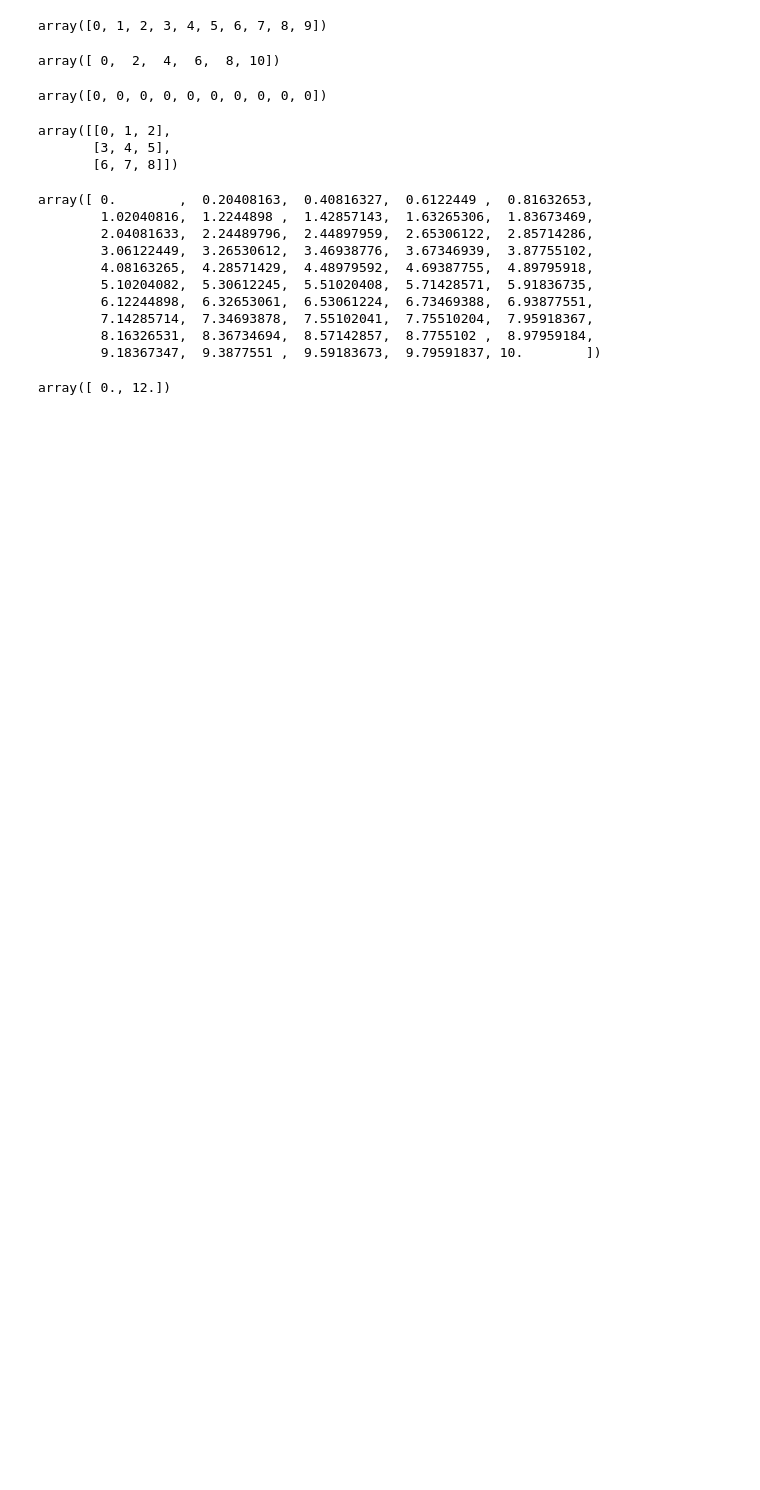
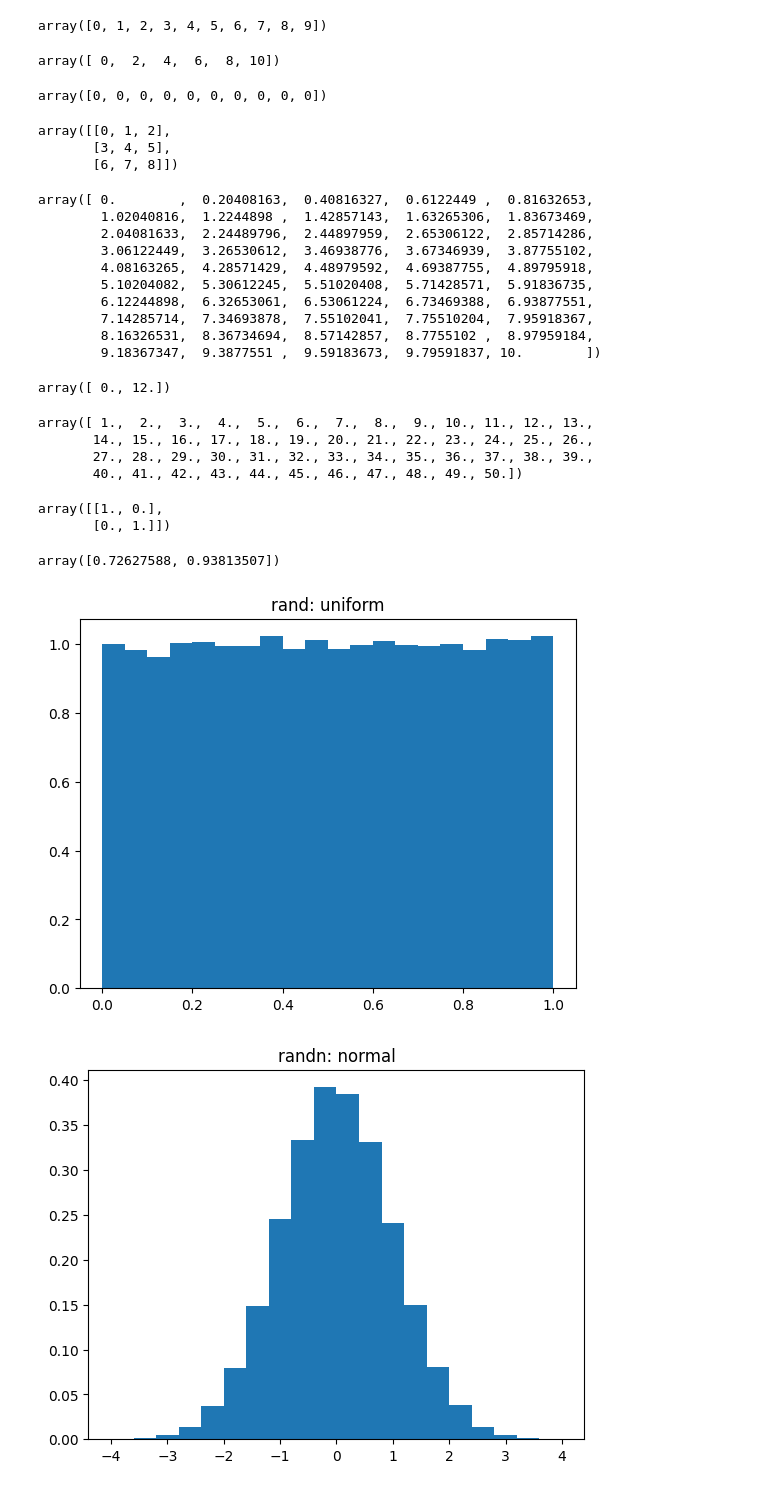
Before and after one commit to felixop7/Machine-Learning, a Jupyter notebook: Basics/Numpy/Numpy.ipynb, the cells around one changed output. Cells and saved outputs as stored; diff of their text form; code cells hidden in the pictures; blank space fills up the shorter version.

Commit message:
numpy

```diff
--- a/Basics/Numpy/Numpy.ipynb
+++ b/Basics/Numpy/Numpy.ipynb
@@ -101,3 +101,37 @@ array([ 0.        ,  0.20408163,  0.40816327,  0.6122449 ,  0.81632653,
 np.linspace(0,12,2)
 # %% [output]
 array([ 0., 12.])
+# %%
+np.linspace(1,50)
+# %% [output]
+array([ 1.,  2.,  3.,  4.,  5.,  6.,  7.,  8.,  9., 10., 11., 12., 13.,
+       14., 15., 16., 17., 18., 19., 20., 21., 22., 23., 24., 25., 26.,
+       27., 28., 29., 30., 31., 32., 33., 34., 35., 36., 37., 38., 39.,
+       40., 41., 42., 43., 44., 45., 46., 47., 48., 49., 50.])
+# %%
+np.eye(2)
+# %% [output]
+array([[1., 0.],
+       [0., 1.]])
+# %%
+np.random.rand(2)
+# %% [output]
+array([0.72627588, 0.93813507])
+# %%
+import numpy as np
+import matplotlib.pyplot as plt
+
+sample_size = 100000
+uniform = np.random.rand(sample_size)
+normal = np.random.randn(sample_size)
+
+pdf, bins, patches = plt.hist(uniform, bins=20, range=(0, 1), density=True)
+plt.title('rand: uniform')
+plt.show()
+
+pdf, bins, patches = plt.hist(normal, bins=20, range=(-4, 4), density=True)
+plt.title('randn: normal')
+plt.show()
+# %% [output]
+[figure, added]
+[figure, added]
```
